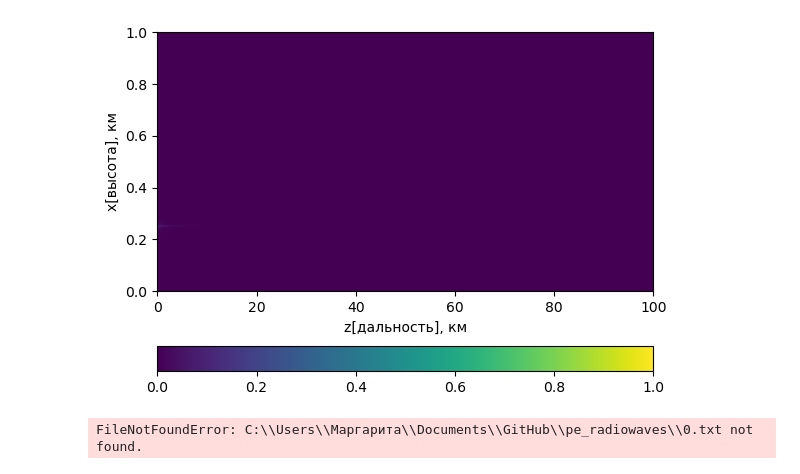
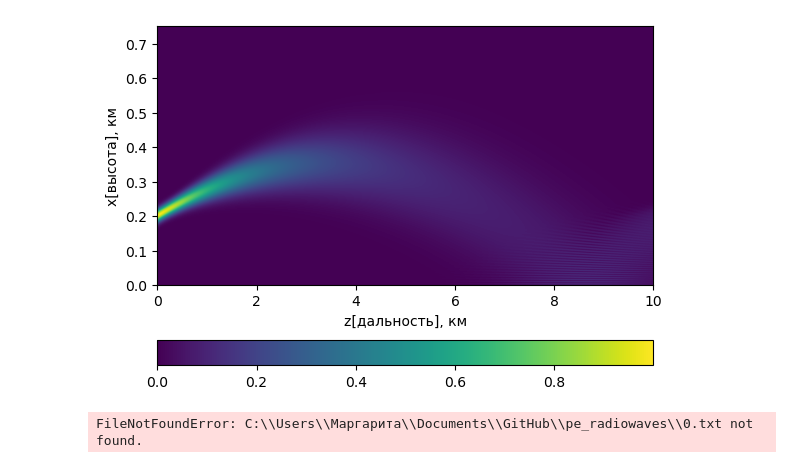
Before and after one commit to Margo-10/pe_radiowaves, a Jupyter notebook: pe_radiowaves.ipynb, the cells around one changed output. Cells and saved outputs as stored; diff of their text form; code cells hidden in the pictures.

```diff
--- a/pe_radiowaves.ipynb
+++ b/pe_radiowaves.ipynb
@@ -27,11 +27,11 @@ points
 # %%
-plt.imshow(data7, aspect='auto', origin='lower', extent=[0, 100, 0, 1])
+plt.imshow(data7, aspect='auto', origin='lower', extent=[0, 10, 0, 0.75])
 plt.xlabel('z[дальность], км')
 plt.ylabel('x[высота], км')
 plt.colorbar(orientation='horizontal')
 plt.show()
 # %% [output]
-[figure, old version]
+[figure, new version]
 # %%
 
 data = np.genfromtxt(r"C:\\Users\\Маргарита\\Documents\\GitHub\\pe_radiowaves\\0.txt",encoding='utf-8').transpose()
```
Also changed, not shown: parts of 1 cell of this notebook, 2 other files.
